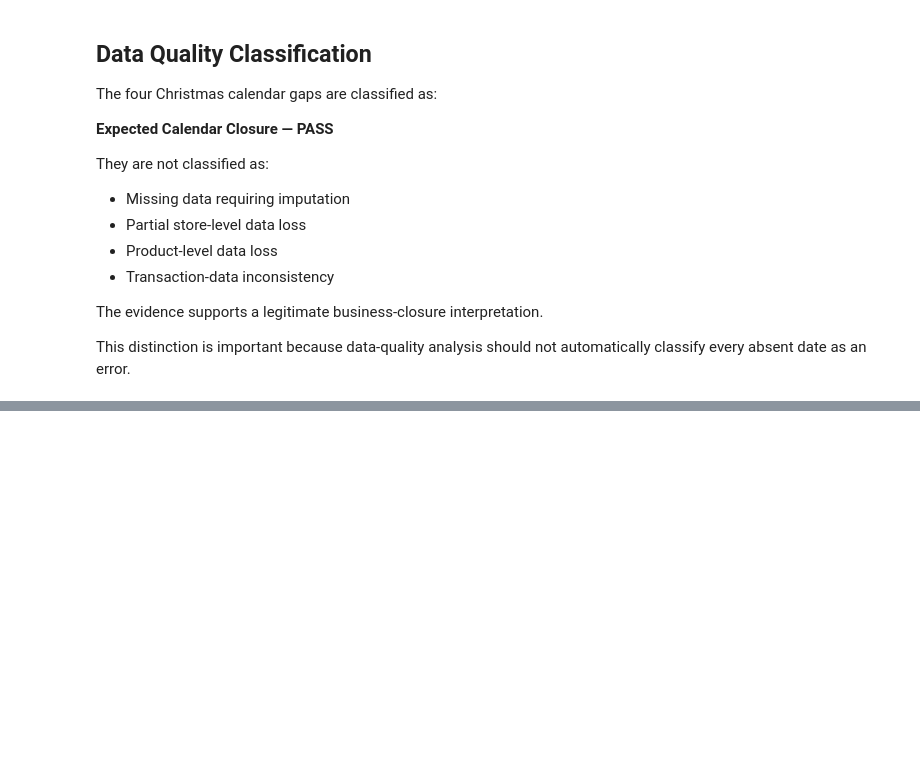
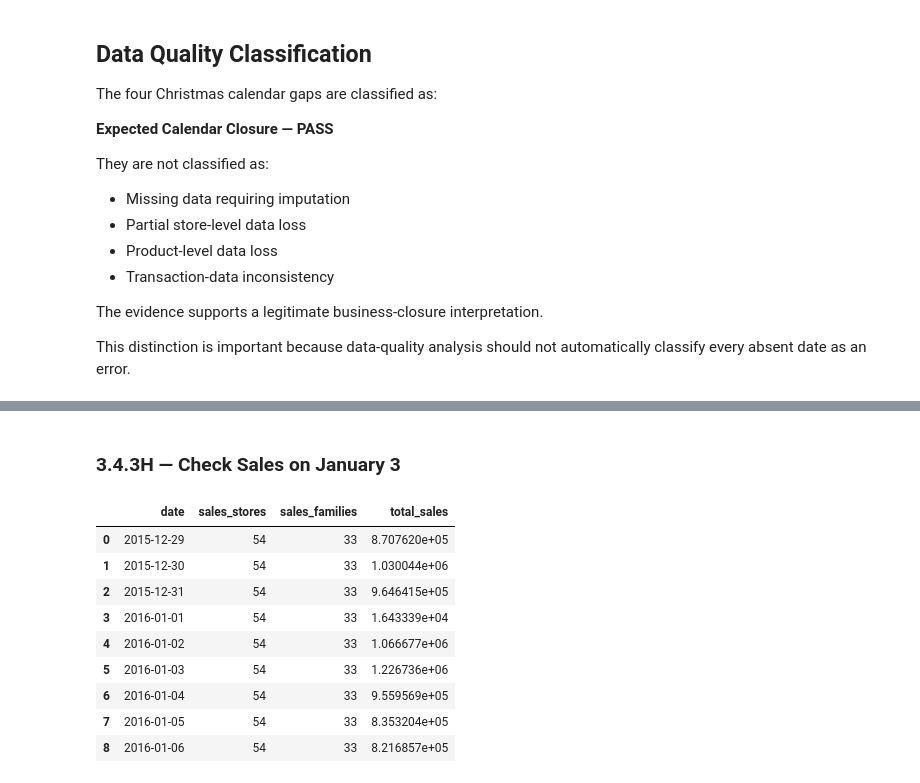
Before and after one commit to Abu-Hozaifa-Retail-Analyst/retail-sales-forecasting, a Jupyter notebook: notebooks/01_data_quality/02_initial_data_profiling.ipynb, the cells around one changed output, grey strips where cells are left out. Cells and saved outputs as stored; diff of their text form; code cells hidden in the pictures; blank space fills up the shorter version.

```diff
--- a/notebooks/01_data_quality/02_initial_data_profiling.ipynb
+++ b/notebooks/01_data_quality/02_initial_data_profiling.ipynb
@@ -3786,0 +4040,22 @@ automatically classify every absent date as an error.
+# %%
+jan3_context = pd.date_range(
+    start="2015-12-29",
+    end="2016-01-06",
+    freq="D"
+)
+
+jan3_transaction_context = (
+    transactions[
+        transactions["date"].isin(jan3_context)
+    ]
+    .groupby("date")
+    .agg(
+        stores_with_transactions=("store_nbr", "nunique"),
+        total_transactions=("transactions", "sum")
+    )
+    .reindex(jan3_context)
+    .rename_axis("date")
+    .reset_index()
+)
+
+jan3_transaction_context
@@ -3786,0 +4073,30 @@ automatically classify every absent date as an error.
+# %% [markdown]
+### 3.4.3H — Check Sales on January 3
+# %%
+jan3_sales_context = (
+    train[
+        train["date"].isin(jan3_context)
+    ]
+    .groupby("date")
+    .agg(
+        sales_stores=("store_nbr", "nunique"),
+        sales_families=("family", "nunique"),
+        total_sales=("sales", "sum")
+    )
+    .reindex(jan3_context)
+    .rename_axis("date")
+    .reset_index()
+)
+
+jan3_sales_context
+# %% [output]
+|  | date | sales_stores | sales_families | total_sales |
+| 0 | 2015-12-29 | 54 | 33 | 8.707620e+05 |
+| 1 | 2015-12-30 | 54 | 33 | 1.030044e+06 |
+| 2 | 2015-12-31 | 54 | 33 | 9.646415e+05 |
+| 3 | 2016-01-01 | 54 | 33 | 1.643339e+04 |
+| 4 | 2016-01-02 | 54 | 33 | 1.066677e+06 |
+| 5 | 2016-01-03 | 54 | 33 | 1.226736e+06 |
+| 6 | 2016-01-04 | 54 | 33 | 9.559569e+05 |
+| 7 | 2016-01-05 | 54 | 33 | 8.353204e+05 |
+| 8 | 2016-01-06 | 54 | 33 | 8.216857e+05 |
```
Also changed, not shown: parts of 18 cells of this notebook, 1 other file.
